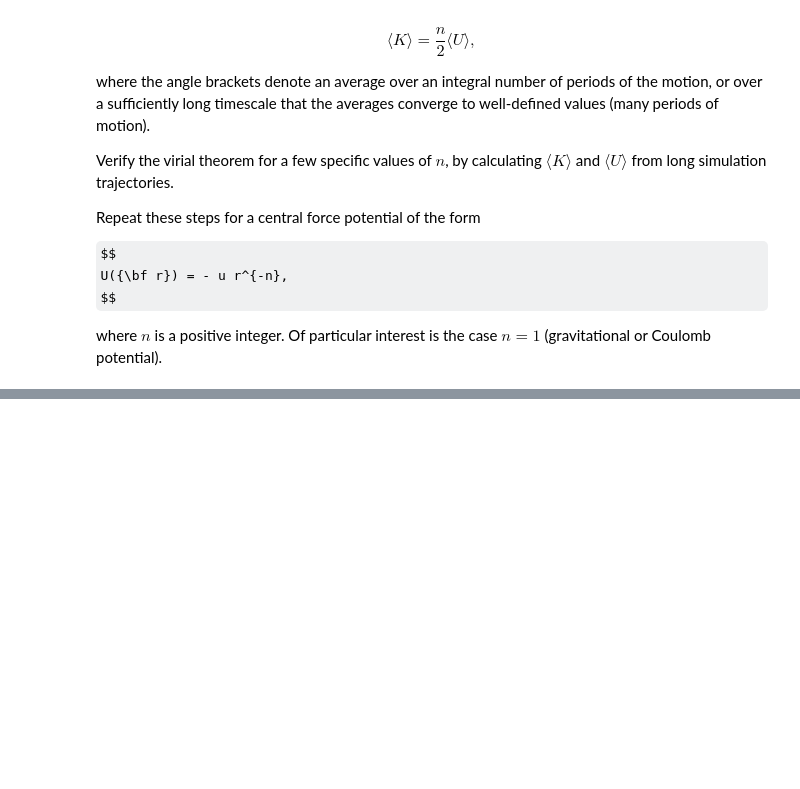
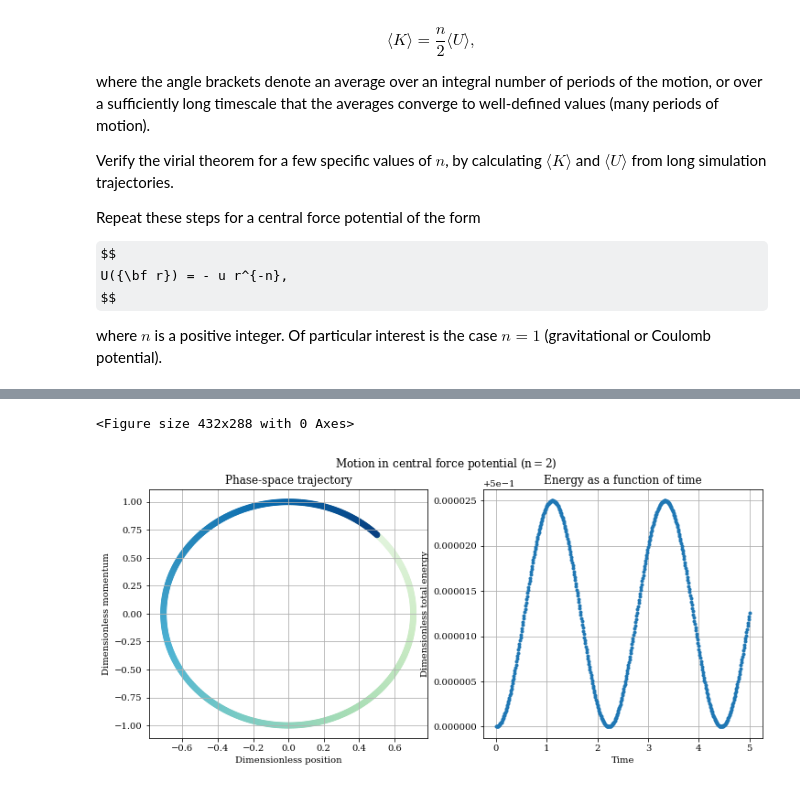
Before and after one commit to wehs7661/CompPhys, a Jupyter notebook: Homework/Homework_01.ipynb, the cells around one changed output, grey strips where cells are left out. Cells and saved outputs as stored; diff of their text form; code cells hidden in the pictures; some formulas as TeX source; blank space fills up the shorter version.

```diff
--- a/Homework/Homework_01.ipynb
+++ b/Homework/Homework_01.ipynb
@@ -87,0 +139,35 @@ where $n$ is a positive integer. Of particular interest is the case $n = 1$ (gra
+# %%
+def central_f_verlet(n, N=500, dt=0.01):
+    r_0, p_0 = 1, 0
+    r_approx, p_approx = [x_0], [r_0]
+    for i in range(N):   # N: number of steps
+        p_half = p_approx[-1] - 0.5 * (dt) * n * (r_approx[-1]) ** (n - 1)
+        r_approx.append(r_approx[-1] + p_half * dt)
+        p_approx.append(p_half - 0.5 * dt * n * (r_approx[-1]) ** (n - 1))
+
+    E_approx = np.power(r_approx, n) + 0.5 * np.power(p_approx, 2)
+
+    plt.figure()
+    _, ax = plt.subplots(nrows=1, ncols=2, figsize=(12, 5))
+    plt.suptitle('Motion in central force potential ($n=%s$)' %n)
+
+    plt.subplot(1, 2, 1)
+    plt.scatter(r_approx, p_approx, c = plt.cm.GnBu(np.linspace(0, 1, len(r_approx))))
+    plt.title('Phase-space trajectory')
+    plt.xlabel('Dimensionless position')
+    plt.ylabel('Dimensionless momentum')
+    plt.grid()
+
+    plt.subplot(1, 2, 2)
+    plt.plot(np.arange(len(E_approx)) * dt, E_approx, '.')
+    plt.xlabel('Time')
+    plt.ylabel('Dimensionless total energy')
+    if max(abs(E_approx)) >= 10000:
+        plt.ticklabel_format(style='sci', axis='y', scilimits=(0, 0))
+    plt.title('Energy as a function of time')
+    plt.grid()
+
+central_f_verlet(n=2)
+# %% [output]
+<Figure size 432x288 with 0 Axes>
+[figure, added]
```
Also changed, not shown: parts of 10 cells of this notebook, 1 other file.
